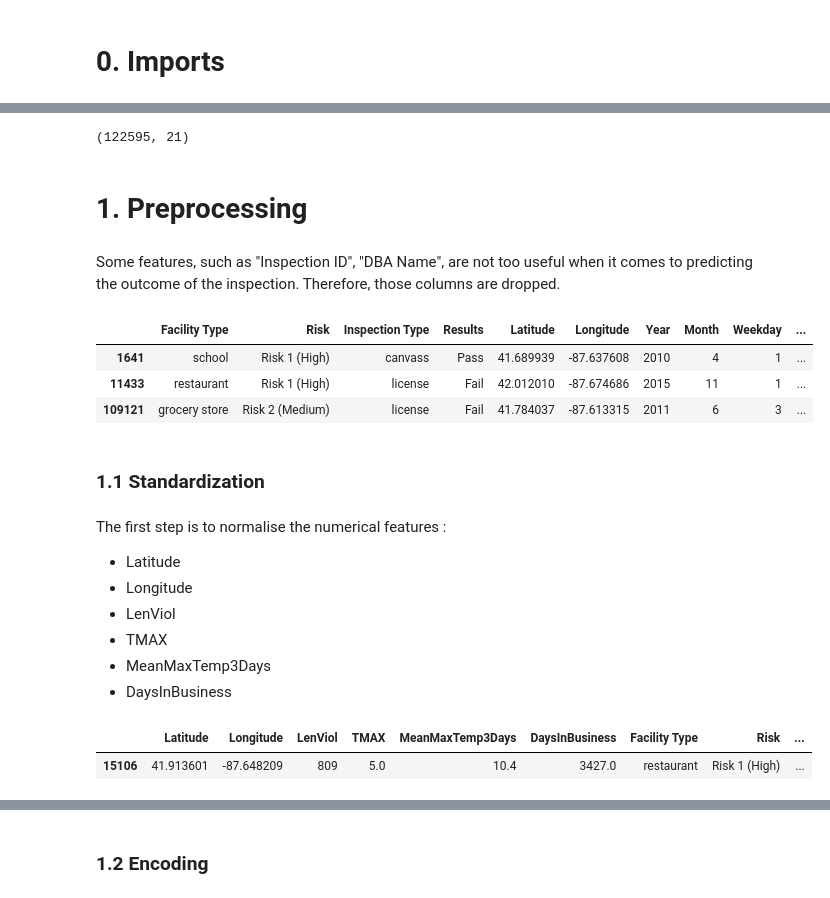
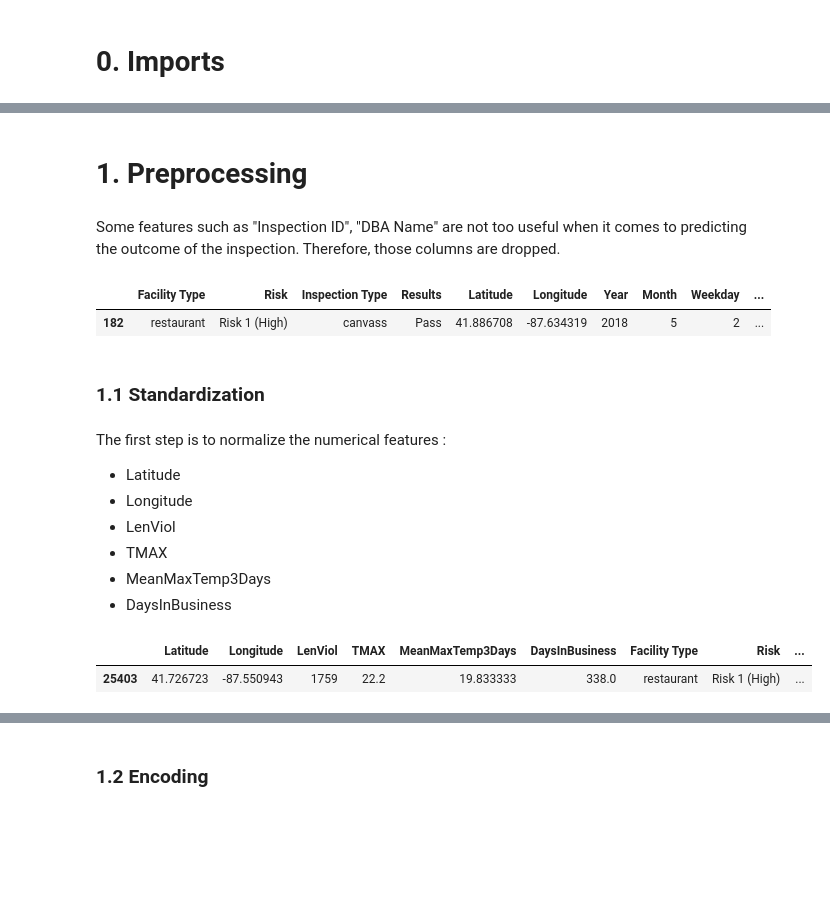
Before and after one commit to dbssn/DMML2019_Team_Microsoft, a Jupyter notebook: code/3_prediction.ipynb, the cells around one changed output, grey strips where cells are left out. Cells and saved outputs as stored; diff of their text form; code cells hidden in the pictures; blank space fills up the shorter version.

```diff
--- a/code/3_prediction.ipynb
+++ b/code/3_prediction.ipynb
@@ -8,7 +5,6 @@ import pandas as pd
 # %%
-# Load data set
-df_0 = pd.read_csv("https://drive.switch.ch/index.php/s/Gs1wqzxkNeCppeC/download")
+# Load dataset
+import pandas as pd
+import warnings
+warnings.filterwarnings(action='ignore')
+df = pd.read_csv("https://drive.switch.ch/index.php/s/Gs1wqzxkNeCppeC/download")
-# %%
-# Copy to easily reset, without loading the data set again
-df = df_0
-df.sample(3)
@@ -20,24 +11,18 @@ df.sample(3)
-# %%
-df.shape
-# %% [output]
-(122595, 21)
 # %% [markdown]
 # 1. Preprocessing
 # %% [markdown]
-Some features, such as "Inspection ID", "DBA Name", are not too useful when it comes to predicting the outcome of the inspection. Therefore, those columns are dropped.
+Some features such as "Inspection ID", "DBA Name" are not too useful when it comes to predicting the outcome of the inspection. Therefore, those columns are dropped.
 # %%
 # Drop columns that are not useful
 df = df.drop(["Inspection ID", "DBA Name", "License #", "Address", "Zip", "Inspection Date", "Violations", "ApproxCreationDate"], axis = 1)
-df.sample(3)
+df.sample(1)
 # %% [output]
 |  | Facility Type | Risk | Inspection Type | Results | Latitude | Longitude | Year | Month | Weekday | ... |
-| 1641 | school | Risk 1 (High) | canvass | Pass | 41.689939 | -87.637608 | 2010 | 4 | 1 | ... |
-| 11433 | restaurant | Risk 1 (High) | license | Fail | 42.012010 | -87.674686 | 2015 | 11 | 1 | ... |
-| 109121 | grocery store | Risk 2 (Medium) | license | Fail | 41.784037 | -87.613315 | 2011 | 6 | 3 | ... |
+| 182 | restaurant | Risk 1 (High) | canvass | Pass | 41.886708 | -87.634319 | 2018 | 5 | 2 | ... |
 # %% [markdown]
 ### 1.1 Standardization
 # %% [markdown]
-The first step is to normalise the numerical features :
+The first step is to normalize the numerical features :
 
 *   Latitude
 *   Longitude
@@ -46,12 +31,11 @@ The first step is to normalise the numerical features :
 *   MeanMaxTemp3Days
 *   DaysInBusiness
 # %%
-# Work on copy of df
 df_prep = df[["Latitude", "Longitude", "LenViol", "TMAX", "MeanMaxTemp3Days", "DaysInBusiness", "Facility Type", "Risk", "Inspection Type", "Year", "Month", "Weekday", "Results"]]
 df_prep.sample(1)
 # %% [output]
 |  | Latitude | Longitude | LenViol | TMAX | MeanMaxTemp3Days | DaysInBusiness | Facility Type | Risk | ... |
-| 15106 | 41.913601 | -87.648209 | 809 | 5.0 | 10.4 | 3427.0 | restaurant | Risk 1 (High) | ... |
+| 25403 | 41.726723 | -87.550943 | 1759 | 22.2 | 19.833333 | 338.0 | restaurant | Risk 1 (High) | ... |
 # %%
 # Standardization
 from sklearn.preprocessing import StandardScaler
```
Also changed, not shown: parts of 64 cells of this notebook.
